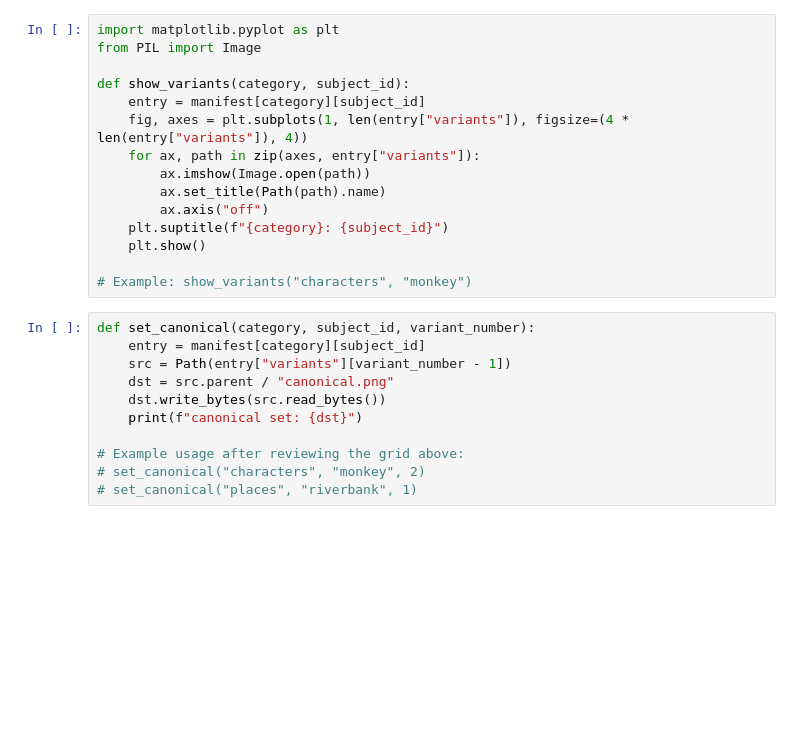
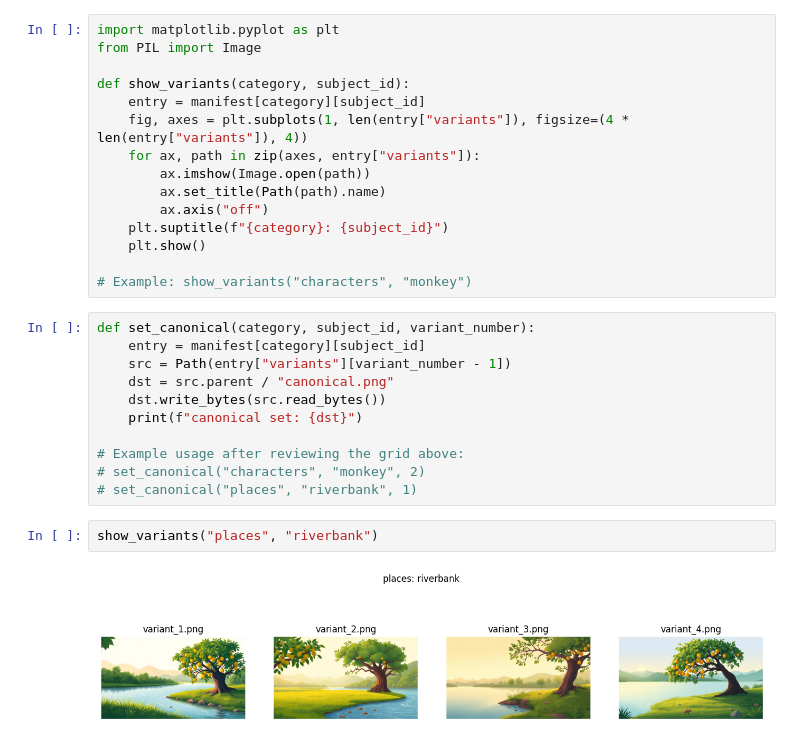
Before and after one commit to SindhuMH/cartoon_generator, a Jupyter notebook: stage2_asset_generator.ipynb, the cells around one changed output. Cells and saved outputs as stored; diff of their text form; blank space fills up the shorter version.

```diff
--- a/stage2_asset_generator.ipynb
+++ b/stage2_asset_generator.ipynb
@@ -190,3 +201,7 @@ def set_canonical(category, subject_id, variant_number):
 # Example usage after reviewing the grid above:
 # set_canonical("characters", "monkey", 2)
 # set_canonical("places", "riverbank", 1)
+# %%
+show_variants("places", "riverbank")
+# %% [output]
+[figure, added]
```
Also changed, not shown: parts of 2 cells of this notebook.
